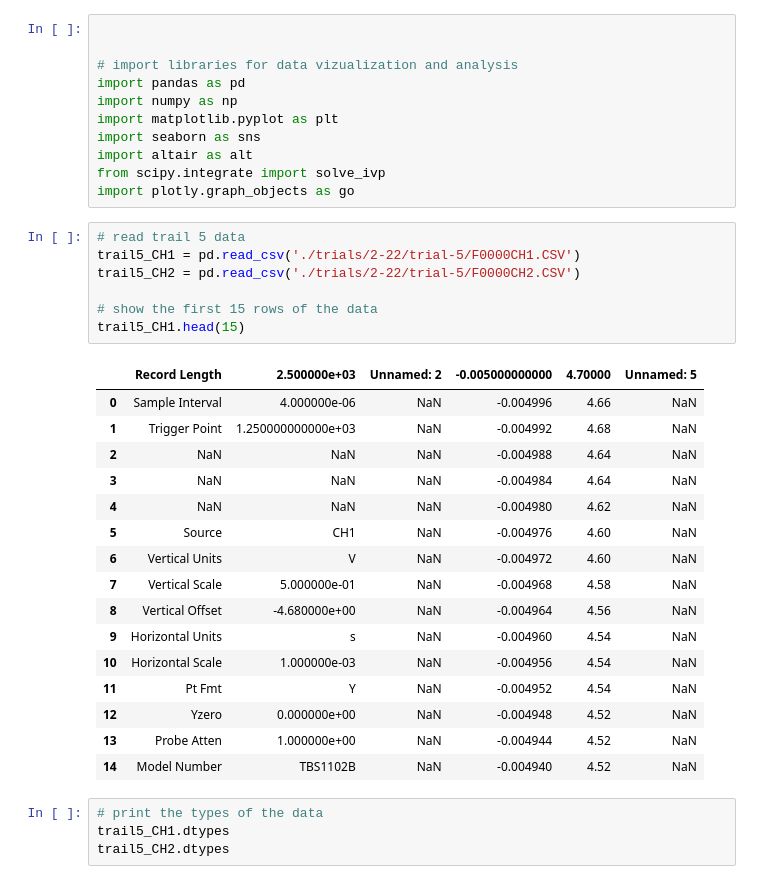
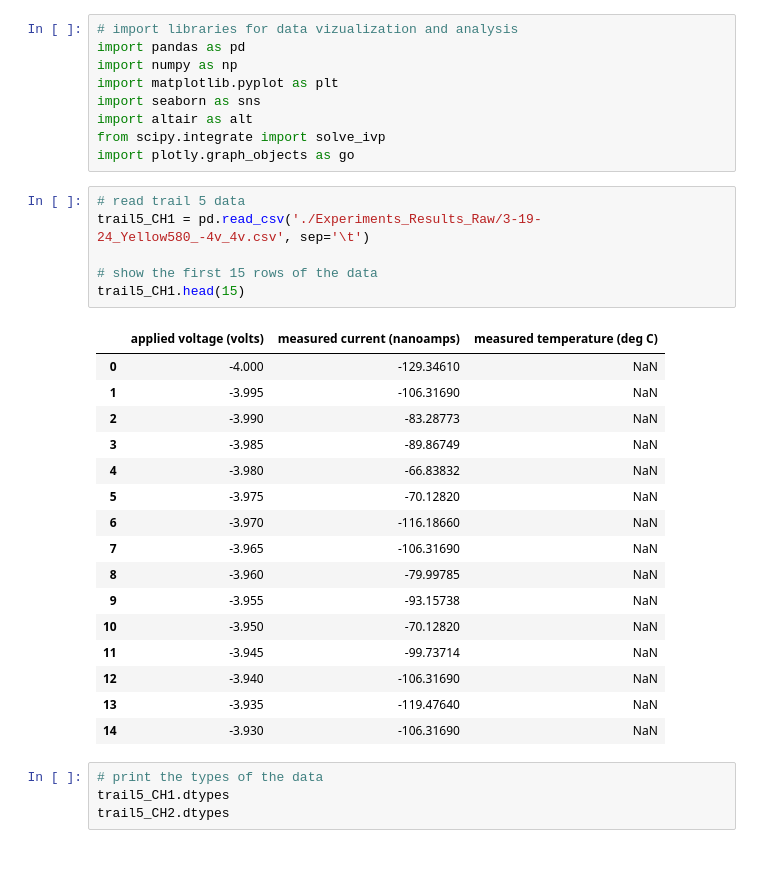
Before and after one commit to Quantum-Impulse/PHY353L, a Jupyter notebook: Lab 4/base.ipynb, the cells around one changed output. Saved outputs shown, nothing was run; the diff lists cells and outputs as text.

```diff
--- a/Lab 4/base.ipynb
+++ b/Lab 4/base.ipynb
@@ -1,6 +1,4 @@
 # %%
-
-
 # import libraries for data vizualization and analysis
 import pandas as pd
 import numpy as np
@@ -11,28 +9,27 @@ from scipy.integrate import solve_ivp
 import plotly.graph_objects as go
 # %%
 # read trail 5 data
-trail5_CH1 = pd.read_csv('./trials/2-22/trial-5/F0000CH1.CSV')
-trail5_CH2 = pd.read_csv('./trials/2-22/trial-5/F0000CH2.CSV')
+trail5_CH1 = pd.read_csv('./Experiments_Results_Raw/3-19-24_Yellow580_-4v_4v.csv', sep='\t')
 
 # show the first 15 rows of the data
 trail5_CH1.head(15)
 # %% [output]
-|  | Record Length | 2.500000e+03 | Unnamed: 2 | -0.005000000000 | 4.70000 | Unnamed: 5 |
-| 0 | Sample Interval | 4.000000e-06 | NaN | -0.004996 | 4.66 | NaN |
-| 1 | Trigger Point | 1.250000000000e+03 | NaN | -0.004992 | 4.68 | NaN |
-| 2 | NaN | NaN | NaN | -0.004988 | 4.64 | NaN |
-| 3 | NaN | NaN | NaN | -0.004984 | 4.64 | NaN |
-| 4 | NaN | NaN | NaN | -0.004980 | 4.62 | NaN |
-| 5 | Source | CH1 | NaN | -0.004976 | 4.60 | NaN |
-| 6 | Vertical Units | V | NaN | -0.004972 | 4.60 | NaN |
-| 7 | Vertical Scale | 5.000000e-01 | NaN | -0.004968 | 4.58 | NaN |
-| 8 | Vertical Offset | -4.680000e+00 | NaN | -0.004964 | 4.56 | NaN |
-| 9 | Horizontal Units | s | NaN | -0.004960 | 4.54 | NaN |
-| 10 | Horizontal Scale | 1.000000e-03 | NaN | -0.004956 | 4.54 | NaN |
-| 11 | Pt Fmt | Y | NaN | -0.004952 | 4.54 | NaN |
-| 12 | Yzero | 0.000000e+00 | NaN | -0.004948 | 4.52 | NaN |
-| 13 | Probe Atten | 1.000000e+00 | NaN | -0.004944 | 4.52 | NaN |
-| 14 | Model Number | TBS1102B | NaN | -0.004940 | 4.52 | NaN |
+|  | applied voltage (volts) | measured current (nanoamps) | measured temperature (deg C) |
+| 0 | -4.000 | -129.34610 | NaN |
+| 1 | -3.995 | -106.31690 | NaN |
+| 2 | -3.990 | -83.28773 | NaN |
+| 3 | -3.985 | -89.86749 | NaN |
+| 4 | -3.980 | -66.83832 | NaN |
+| 5 | -3.975 | -70.12820 | NaN |
+| 6 | -3.970 | -116.18660 | NaN |
+| 7 | -3.965 | -106.31690 | NaN |
+| 8 | -3.960 | -79.99785 | NaN |
+| 9 | -3.955 | -93.15738 | NaN |
+| 10 | -3.950 | -70.12820 | NaN |
+| 11 | -3.945 | -99.73714 | NaN |
+| 12 | -3.940 | -106.31690 | NaN |
+| 13 | -3.935 | -119.47640 | NaN |
+| 14 | -3.930 | -106.31690 | NaN |
 # %%
 # print the types of the data
 trail5_CH1.dtypes
```
Also changed, not shown: 13 other files.
